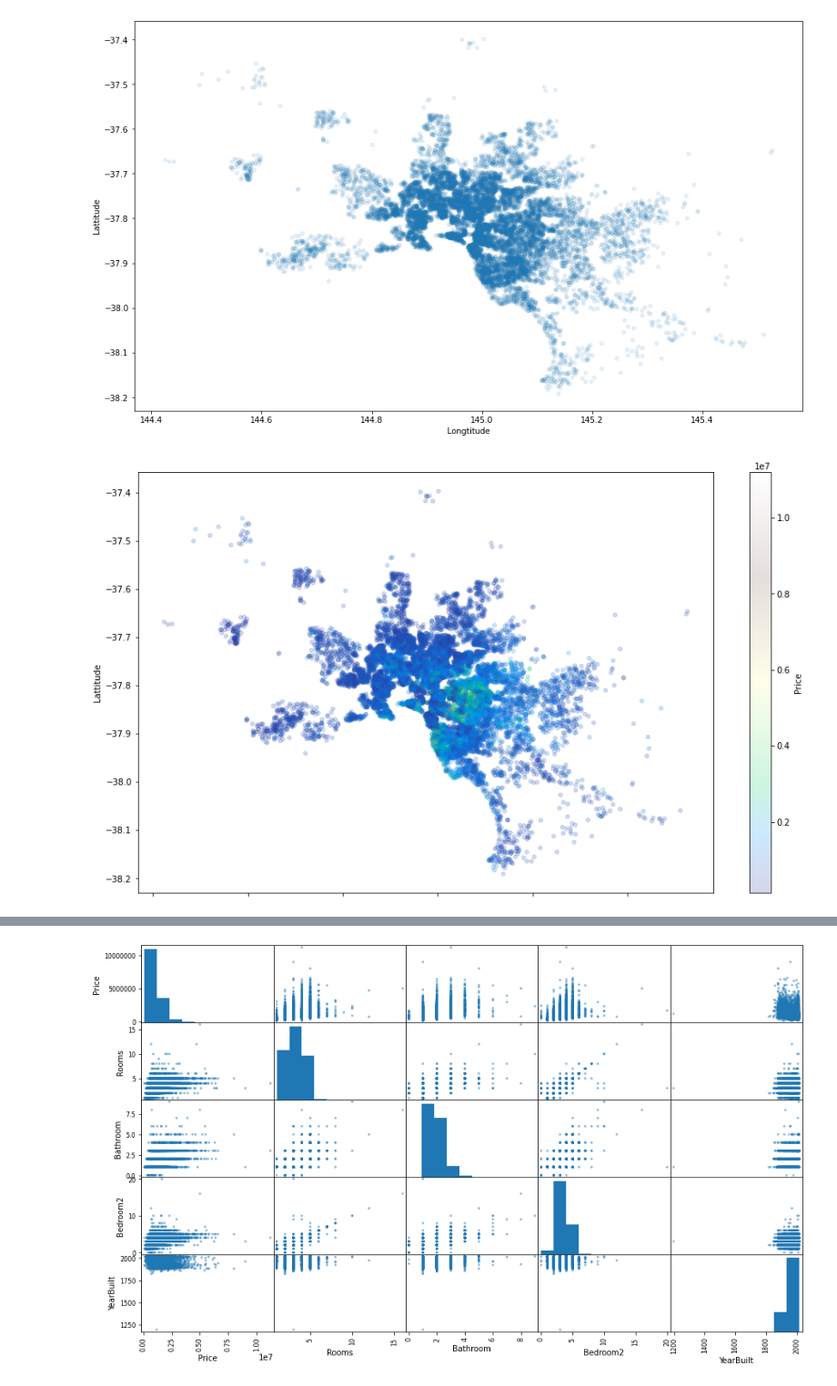
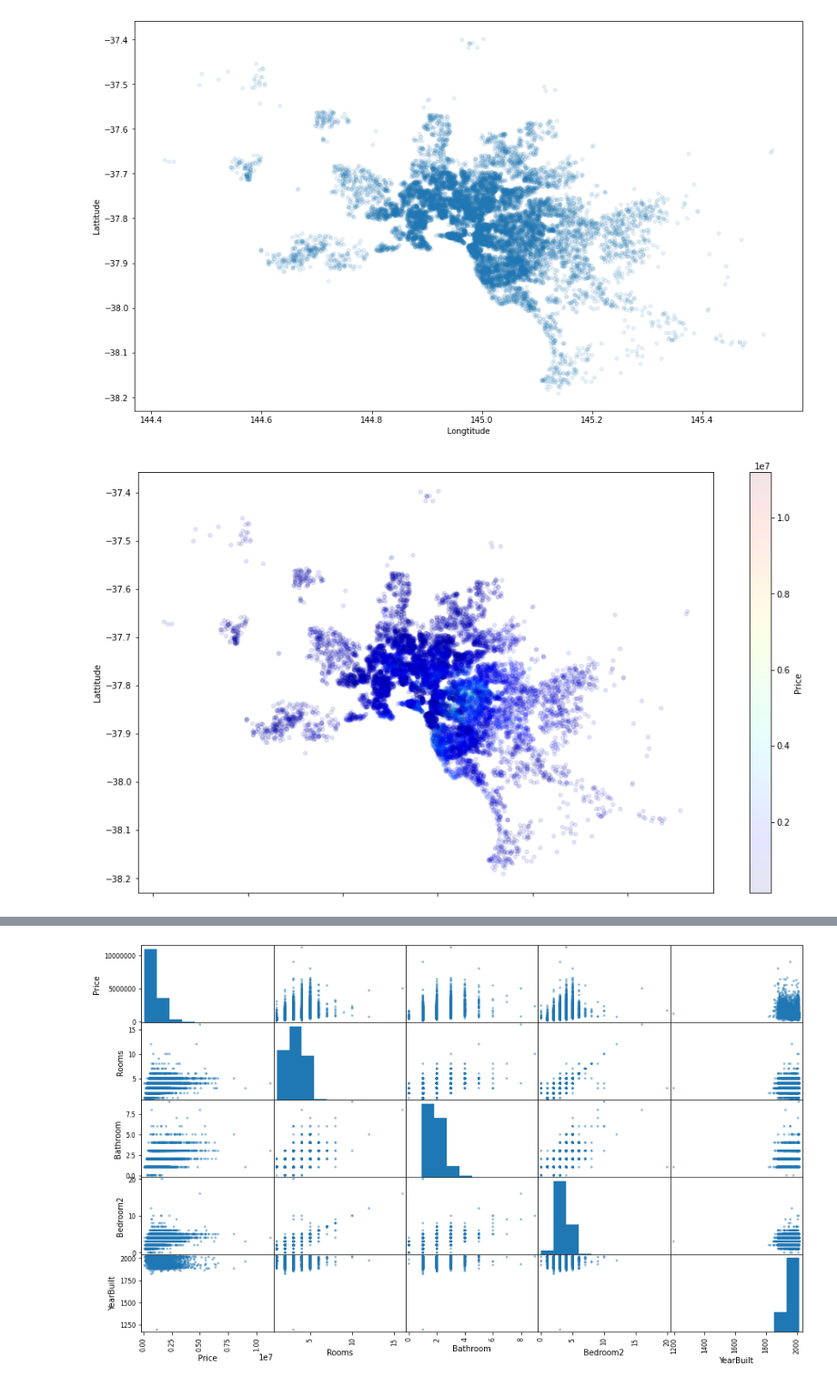
Before and after one commit to knedliky/melbourne-housing, a Jupyter notebook: eda.ipynb, the cells around one changed output, grey strips where cells are left out. Shown at 91% size. Cells and saved outputs as stored; diff of their text form; code cells hidden in the pictures.

```diff
--- a/eda.ipynb
+++ b/eda.ipynb
@@ -76,5 +7,8 @@ test.to_csv('test.csv', index=False)
+# %%
+pd.set_option('display.max_columns', 500)
+plt.rcParams["figure.figsize"] = (15,8)
 # %% [markdown]
 # Exploratory Data Analysis
 # %%
 # Creating a copy of the training dataset to perform exploration on
-housing = train.copy()
+housing = pd.read_csv('train.csv')
@@ -85,7 +296,7 @@ plt.show()
 [figure]
 # %%
 # Improving on the previous chart
-housing.plot(kind='scatter', x='Longtitude', y='Lattitude', alpha=0.2, figsize=(15,9), c='Price', cmap=plt.get_cmap('terrain'), colorbar=True)
+housing.plot(kind='scatter', x='Longtitude', y='Lattitude', alpha=0.1, figsize=(15,9), c='Price', cmap=plt.get_cmap('jet'), colorbar=True)
 plt.show()
 # %% [output]
-[figure, old version]
+[figure, new version]
```
Also changed, not shown: parts of 62 cells of this notebook, 4 other files.
